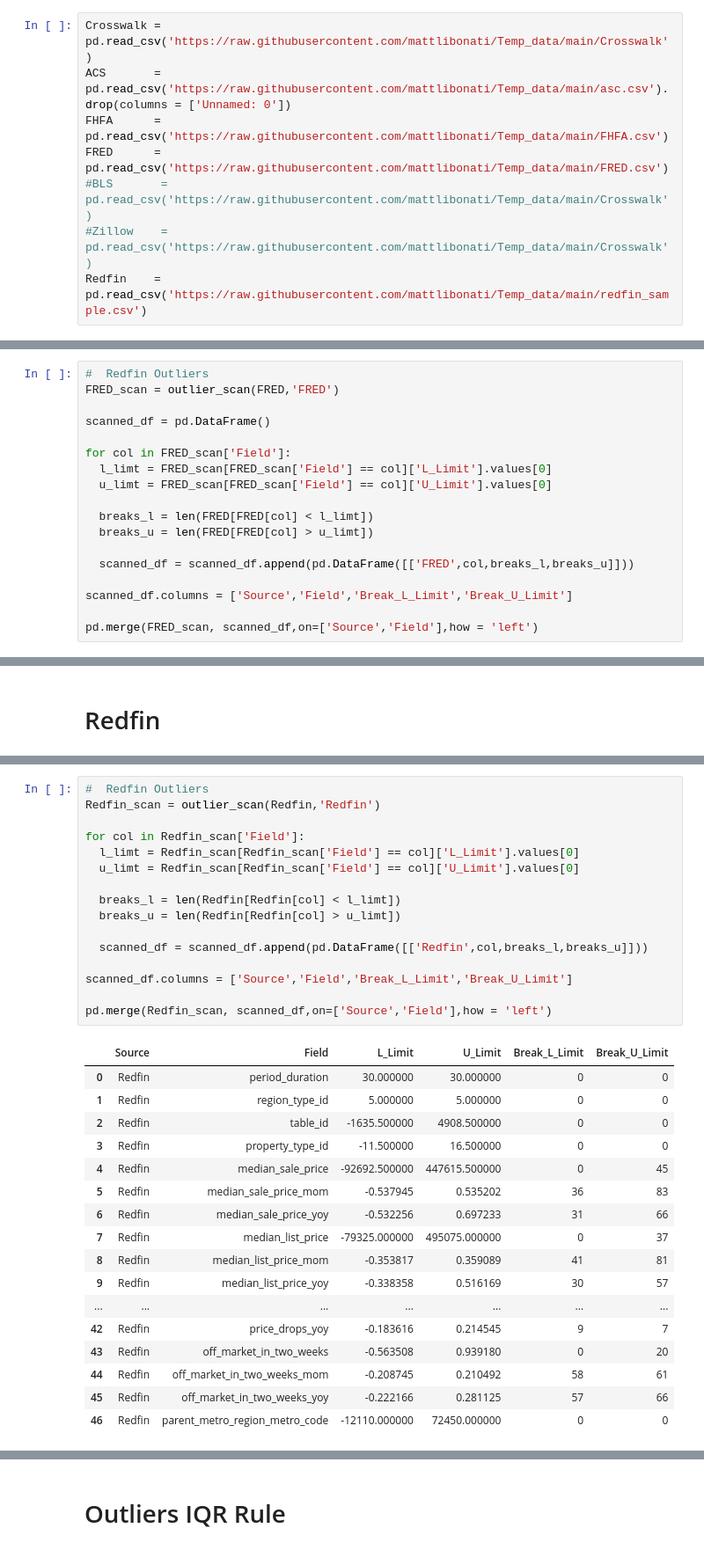
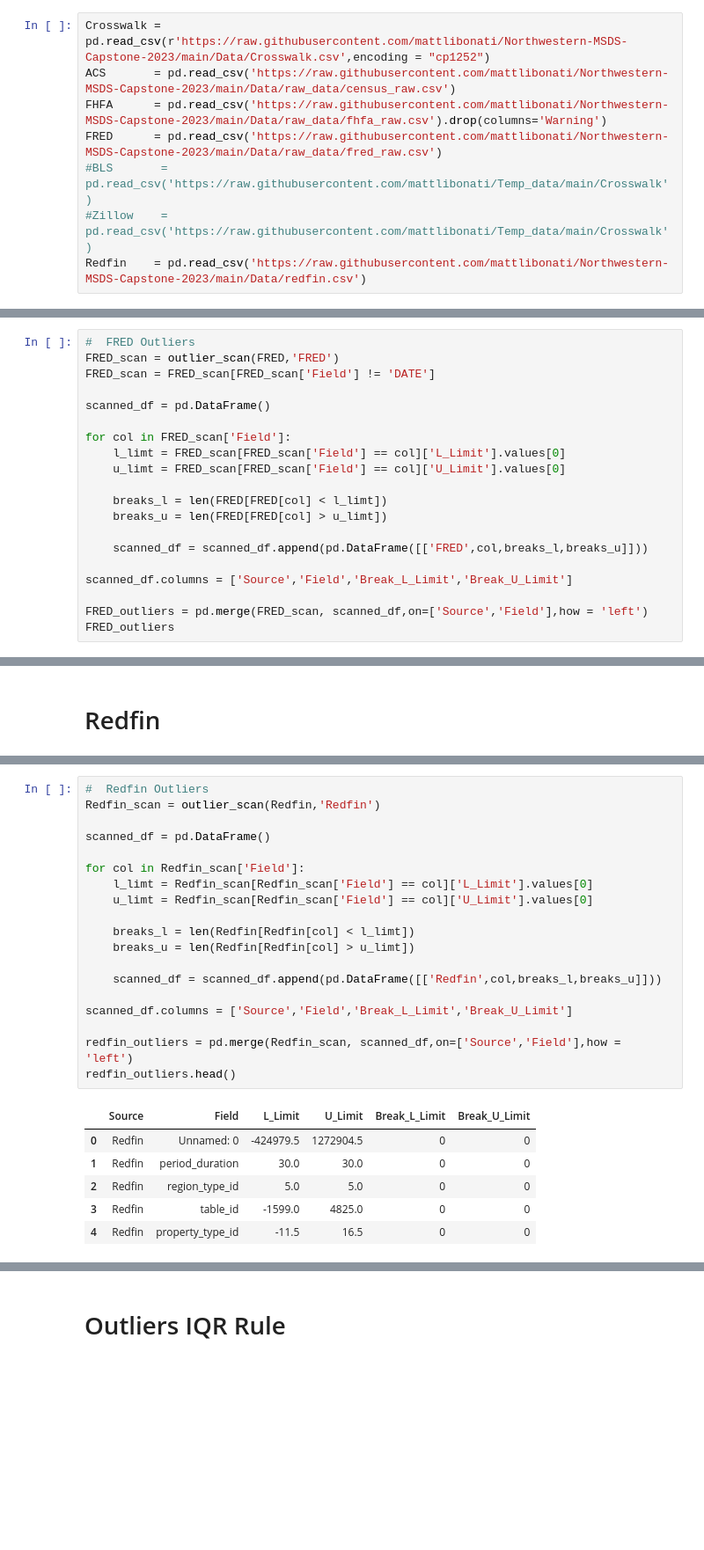
Before and after one commit to RyanZimmermanNWU/Northwestern-MSDS-Capstone-2023, a Jupyter notebook: Scripts/a. EDA.ipynb, the cells around one changed output, grey strips where cells are left out. Shown: that part at 88% size. Drawn from its saved outputs; the diff is of its cells as text; blank space fills up the shorter version.

```diff
--- a/Scripts/a. EDA.ipynb
+++ b/Scripts/a. EDA.ipynb
@@ -6,12 +11,12 @@ import numpy as np
 # %% [markdown]
 # Data Asset Overview
 # %%
-Crosswalk = pd.read_csv('https://raw.githubusercontent.com/mattlibonati/Temp_data/main/Crosswalk')
-ACS       = pd.read_csv('https://raw.githubusercontent.com/mattlibonati/Temp_data/main/asc.csv').drop(columns = ['Unnamed: 0'])
-FHFA      = pd.read_csv('https://raw.githubusercontent.com/mattlibonati/Temp_data/main/FHFA.csv')
-FRED      = pd.read_csv('https://raw.githubusercontent.com/mattlibonati/Temp_data/main/FRED.csv')
+Crosswalk = pd.read_csv(r'https://raw.githubusercontent.com/mattlibonati/Northwestern-MSDS-Capstone-2023/main/Data/Crosswalk.csv',encoding = "cp1252")
+ACS       = pd.read_csv('https://raw.githubusercontent.com/mattlibonati/Northwestern-MSDS-Capstone-2023/main/Data/raw_data/census_raw.csv')
+FHFA      = pd.read_csv('https://raw.githubusercontent.com/mattlibonati/Northwestern-MSDS-Capstone-2023/main/Data/raw_data/fhfa_raw.csv').drop(columns='Warning')
+FRED      = pd.read_csv('https://raw.githubusercontent.com/mattlibonati/Northwestern-MSDS-Capstone-2023/main/Data/raw_data/fred_raw.csv')
 #BLS       = pd.read_csv('https://raw.githubusercontent.com/mattlibonati/Temp_data/main/Crosswalk')
 #Zillow    = pd.read_csv('https://raw.githubusercontent.com/mattlibonati/Temp_data/main/Crosswalk')
-Redfin    = pd.read_csv('https://raw.githubusercontent.com/mattlibonati/Temp_data/main/redfin_sample.csv')
+Redfin    = pd.read_csv('https://raw.githubusercontent.com/mattlibonati/Northwestern-MSDS-Capstone-2023/main/Data/redfin.csv')
 # %%
 print(f'Crosswalk:{Crosswalk.shape}')
@@ -170,21 +142,23 @@ FRED:(2715, 2)
 # %%
-#  Redfin Outliers
+#  FRED Outliers
 FRED_scan = outlier_scan(FRED,'FRED')
+FRED_scan = FRED_scan[FRED_scan['Field'] != 'DATE']
 
 scanned_df = pd.DataFrame()
 
 for col in FRED_scan['Field']:
-  l_limt = FRED_scan[FRED_scan['Field'] == col]['L_Limit'].values[0]
-  u_limt = FRED_scan[FRED_scan['Field'] == col]['U_Limit'].values[0]
+    l_limt = FRED_scan[FRED_scan['Field'] == col]['L_Limit'].values[0]
+    u_limt = FRED_scan[FRED_scan['Field'] == col]['U_Limit'].values[0]
 
-  breaks_l = len(FRED[FRED[col] < l_limt])
-  breaks_u = len(FRED[FRED[col] > u_limt])
+    breaks_l = len(FRED[FRED[col] < l_limt])
+    breaks_u = len(FRED[FRED[col] > u_limt])
 
-  scanned_df = scanned_df.append(pd.DataFrame([['FRED',col,breaks_l,breaks_u]]))
+    scanned_df = scanned_df.append(pd.DataFrame([['FRED',col,breaks_l,breaks_u]]))
 
 scanned_df.columns = ['Source','Field','Break_L_Limit','Break_U_Limit']
 
-pd.merge(FRED_scan, scanned_df,on=['Source','Field'],how = 'left')
+FRED_outliers = pd.merge(FRED_scan, scanned_df,on=['Source','Field'],how = 'left')
+FRED_outliers
 # %% [output]
 |  | Source | Field | L_Limit | U_Limit | Break_L_Limit | Break_U_Limit |
 | 0 | FRED | MORTGAGE30US | -1.4875 | 16.0925 | 0 | 72 |
@@ -302,34 +240,26 @@ Redfin:(1000, 58)
 # %%
 #  Redfin Outliers
 Redfin_scan = outlier_scan(Redfin,'Redfin')
 
+scanned_df = pd.DataFrame()
+
 for col in Redfin_scan['Field']:
-  l_limt = Redfin_scan[Redfin_scan['Field'] == col]['L_Limit'].values[0]
-  u_limt = Redfin_scan[Redfin_scan['Field'] == col]['U_Limit'].values[0]
+    l_limt = Redfin_scan[Redfin_scan['Field'] == col]['L_Limit'].values[0]
+    u_limt = Redfin_scan[Redfin_scan['Field'] == col]['U_Limit'].values[0]
 
-  breaks_l = len(Redfin[Redfin[col] < l_limt])
-  breaks_u = len(Redfin[Redfin[col] > u_limt])
+    breaks_l = len(Redfin[Redfin[col] < l_limt])
+    breaks_u = len(Redfin[Redfin[col] > u_limt])
 
-  scanned_df = scanned_df.append(pd.DataFrame([['Redfin',col,breaks_l,breaks_u]]))
+    scanned_df = scanned_df.append(pd.DataFrame([['Redfin',col,breaks_l,breaks_u]]))
 
 scanned_df.columns = ['Source','Field','Break_L_Limit','Break_U_Limit']
 
-pd.merge(Redfin_scan, scanned_df,on=['Source','Field'],how = 'left')
+redfin_outliers = pd.merge(Redfin_scan, scanned_df,on=['Source','Field'],how = 'left')
+redfin_outliers.head()
 # %% [output]
 |  | Source | Field | L_Limit | U_Limit | Break_L_Limit | Break_U_Limit |
-| 0 | Redfin | period_duration | 30.000000 | 30.000000 | 0 | 0 |
-| 1 | Redfin | region_type_id | 5.000000 | 5.000000 | 0 | 0 |
-| 2 | Redfin | table_id | -1635.500000 | 4908.500000 | 0 | 0 |
-| 3 | Redfin | property_type_id | -11.500000 | 16.500000 | 0 | 0 |
-| 4 | Redfin | median_sale_price | -92692.500000 | 447615.500000 | 0 | 45 |
-| 5 | Redfin | median_sale_price_mom | -0.537945 | 0.535202 | 36 | 83 |
-| 6 | Redfin | median_sale_price_yoy | -0.532256 | 0.697233 | 31 | 66 |
-| 7 | Redfin | median_list_price | -79325.000000 | 495075.000000 | 0 | 37 |
-| 8 | Redfin | median_list_price_mom | -0.353817 | 0.359089 | 41 | 81 |
-| 9 | Redfin | median_list_price_yoy | -0.338358 | 0.516169 | 30 | 57 |
-| ... | ... | ... | ... | ... | ... | ... |
-| 42 | Redfin | price_drops_yoy | -0.183616 | 0.214545 | 9 | 7 |
-| 43 | Redfin | off_market_in_two_weeks | -0.563508 | 0.939180 | 0 | 20 |
-| 44 | Redfin | off_market_in_two_weeks_mom | -0.208745 | 0.210492 | 58 | 61 |
-| 45 | Redfin | off_market_in_two_weeks_yoy | -0.222166 | 0.281125 | 57 | 66 |
-| 46 | Redfin | parent_metro_region_metro_code | -12110.000000 | 72450.000000 | 0 | 0 |
+| 0 | Redfin | Unnamed: 0 | -424979.5 | 1272904.5 | 0 | 0 |
+| 1 | Redfin | period_duration | 30.0 | 30.0 | 0 | 0 |
+| 2 | Redfin | region_type_id | 5.0 | 5.0 | 0 | 0 |
+| 3 | Redfin | table_id | -1599.0 | 4825.0 | 0 | 0 |
+| 4 | Redfin | property_type_id | -11.5 | 16.5 | 0 | 0 |
```
Also changed, not shown: parts of 37 cells of this notebook.
